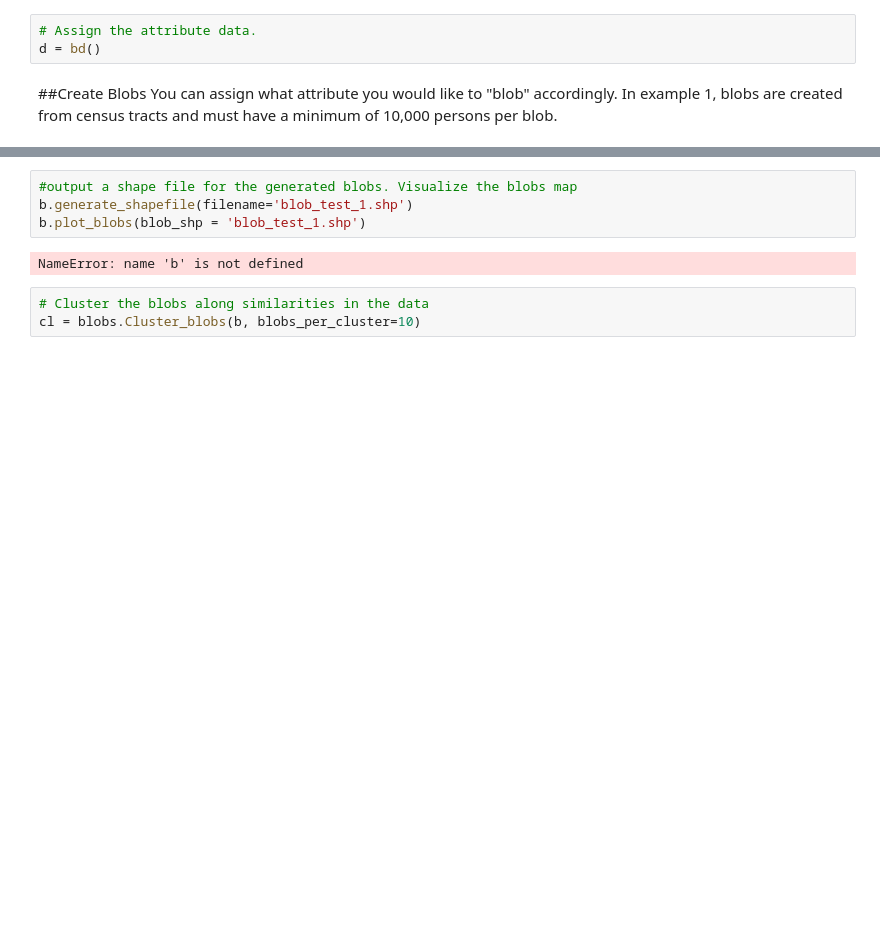
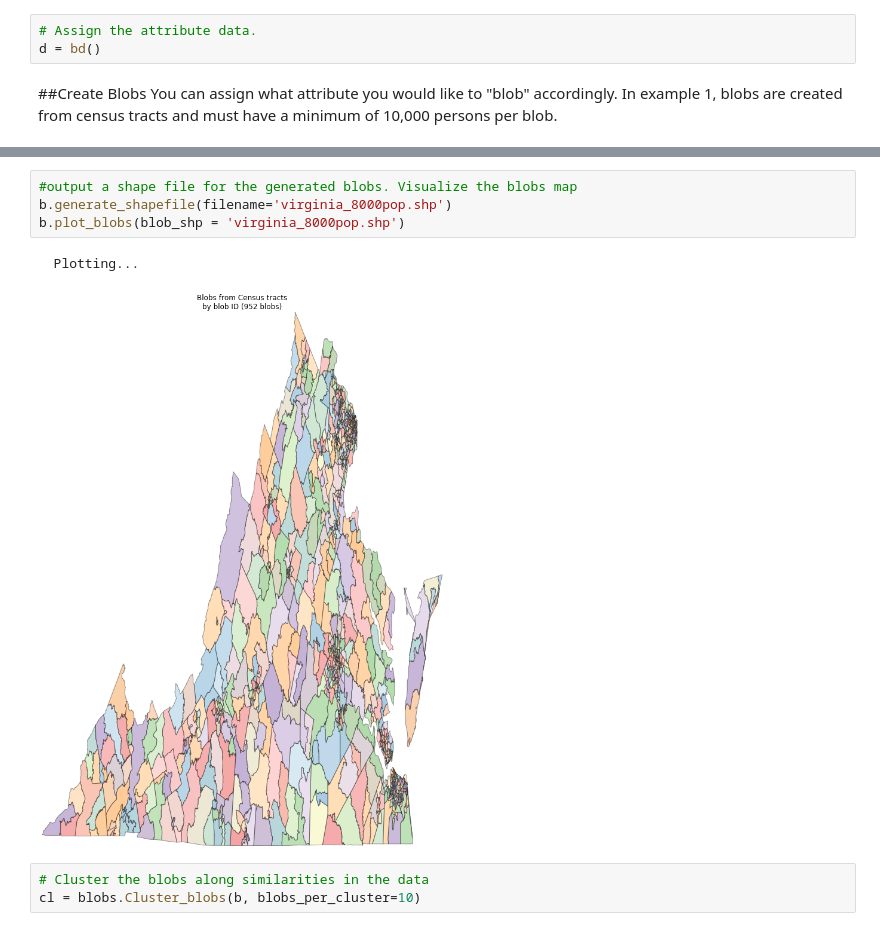
Before and after one commit to ChicagoHarris/blobs, a Jupyter notebook: tutorials/Blob Example-Virginia.ipynb, the cells around one changed output, grey strips where cells are left out. Saved outputs shown, nothing was run; the diff lists cells and outputs as text; blank space fills up the shorter version.

```diff
--- a/tutorials/Blob Example-Virginia.ipynb
+++ b/tutorials/Blob Example-Virginia.ipynb
@@ -127,9 +119,10 @@ KeyError: '51051040200.0'
 # %%
 #output a shape file for the generated blobs. Visualize the blobs map
-b.generate_shapefile(filename='blob_test_1.shp')
-b.plot_blobs(blob_shp = 'blob_test_1.shp')
+b.generate_shapefile(filename='virginia_8000pop.shp')
+b.plot_blobs(blob_shp = 'virginia_8000pop.shp')
 # %% [output]
-NameError: name 'b' is not defined
+  Plotting...
+[figure, added]
 # %%
 # Cluster the blobs along similarities in the data
 cl = blobs.Cluster_blobs(b, blobs_per_cluster=10)
```
Also changed, not shown: parts of 14 cells of this notebook, 2 other files.
